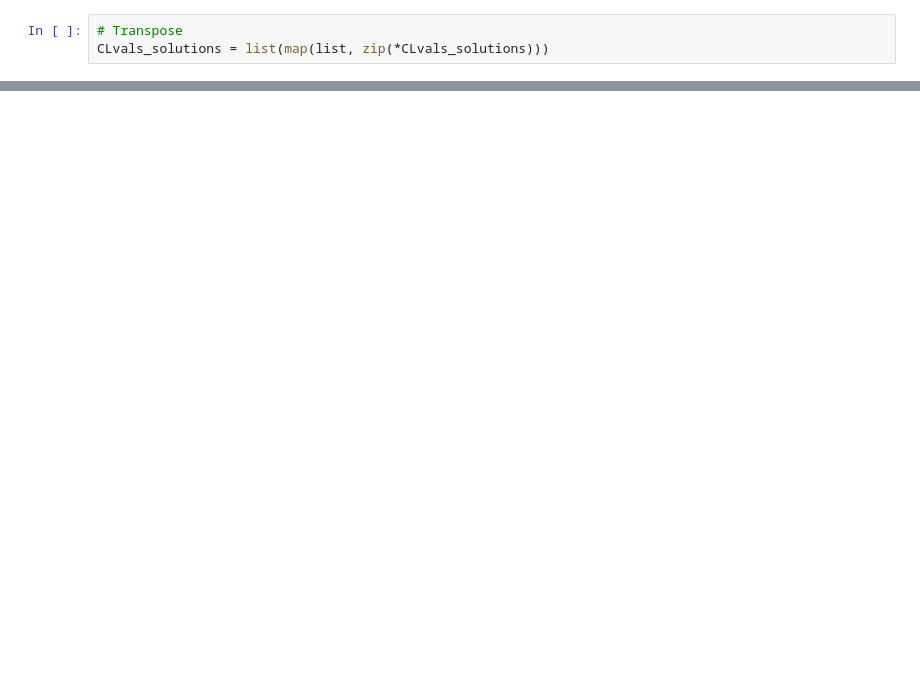
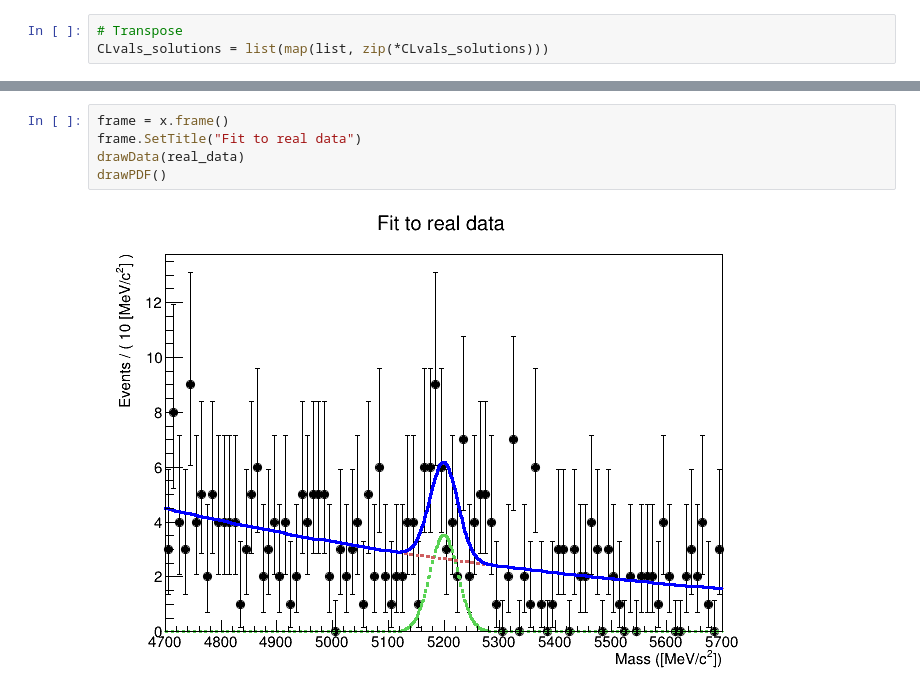
Before and after one commit to jackfrost373/PhysicsDataAnalysis, a Jupyter notebook: Statistics/FeldmanCousins.ipynb, the cells around one changed output, grey strips where cells are left out. Saved outputs shown, nothing was run; the diff lists cells and outputs as text; blank space fills up the shorter version.

```diff
--- a/Statistics/FeldmanCousins.ipynb
+++ b/Statistics/FeldmanCousins.ipynb
@@ -834,0 +868,7 @@ When we fit 20 events, there is a 90% chance the true number of events lies with
+# %%
+frame = x.frame()
+frame.SetTitle("Fit to real data")
+drawData(real_data)
+drawPDF()
+# %% [output]
+[figure, added]
```
Also changed, not shown: parts of 31 cells of this notebook.
